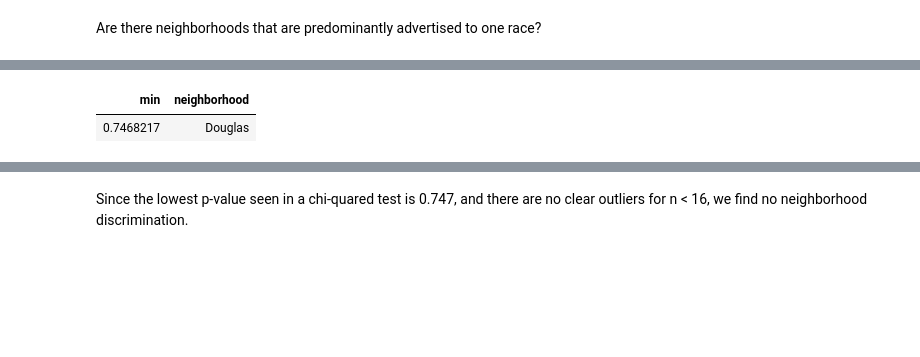
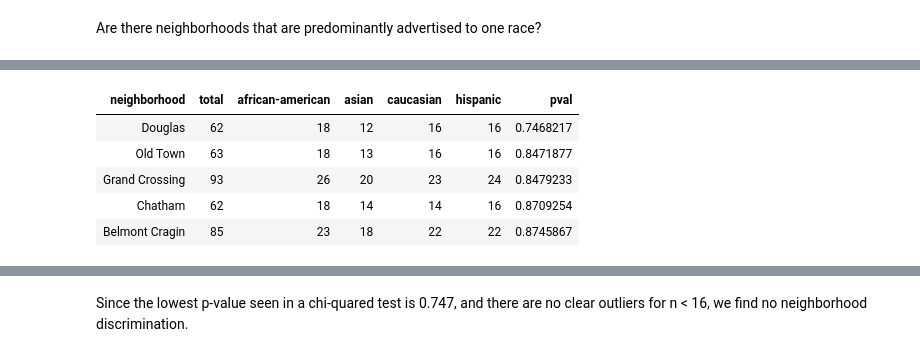
Before and after one commit to ekdnam/auditor, a Jupyter notebook: Redlining Analysis.ipynb, the cells around one changed output, grey strips where cells are left out. Cells and saved outputs as stored; diff of their text form; code cells hidden in the pictures; blank space fills up the shorter version.

```diff
--- a/Redlining Analysis.ipynb
+++ b/Redlining Analysis.ipynb
@@ -33,16 +39,17 @@ get_rel_file <- function(file) {
     return(file.path("output", "2018-12-07_2019-03-19", file))
 }
 # %%
-datafile <- bzfile(get_rel_file("out.json.bz2"), open='r')
+datafile <- bzfile(get_rel_file("out2.json.bz2"), open='r')
 data <- stream_in(datafile, flatten=TRUE)
 close(datafile)
 # %% [output]
  Imported 29863 records. Simplifying...
 # %%
-data$treatment.ethnicity <- factor(data$treatment.ethnicity, levels=c("caucasian", "african american", "african-american", "asian", "hispanic"))
-# levels(data$treatment.ethnicity)
-levels(data$treatment.ethnicity) <- c("caucasian", "african-american", "african-american", "asian", "hispanic")
-# levels(data$treatment.ethnicity)
+data <- data %>%
+  filter(!is.na(treatment.ethnicity)) %>%
+  filter(!is.na(treatment.gender))
+
+data$treatment.ethnicity <- as.factor(data$treatment.ethnicity)
 data$treatment.gender <- as.factor(data$treatment.gender)
 data$type <- as.factor(data$type)
 data$scraper <- as.factor(data$scraper)
@@ -106,6 +112,7 @@ max(nestedTruliaRankings$time) - min(nestedTruliaRankings$time)
 Time difference of 117.9963 days
 # %%
 truliaRankings <- unnest(nestedTruliaRankings, ranking)
+truliaRankings$type1 <- NULL
 colnames(truliaRankings)[colnames(truliaRankings)=="street address"] <- "street_address"
 truliaRankings <- truliaRankings %>% filter(!is.na(street_address))
 nrow(truliaRankings)
@@ -137,6 +143,7 @@ chicagoTR$neighborhood <- sp::over(cTR, chicago_neighborhoods)$PRI_NEIGH
 Are there neighborhoods that are predominantly advertised to one race?
 # %%
 chiNeighborhoodCounts <- chicagoTR %>%
+    filter(idx < 30) %>%
     count(neighborhood, treatment.ethnicity) %>%
     group_by(neighborhood) %>%
     mutate(total=sum(n)) %>%
@@ -148,12 +155,13 @@ chiNeighborhoodCounts <- chicagoTR %>%
 cnc <- chiNeighborhoodCounts %>%
     filter(total > 16)
 
-cnc$a <- cnc %>%
+cnc$pval <- cnc %>%
     select(-total, -neighborhood) %>%
     apply(1, function(df) {
         test <- chisq.test(unlist(df), p=c(1/4,1/4,1/4,1/4))
         return(c(test$p.value))
     })
 
-summarize(cnc, min = min(a), neighborhood = neighborhood[which.min(a)])
+cnc %>% top_n(-5, pval) %>% arrange(pval)
+# summarize(cnc, min = min(a), neighborhood = neighborhood[which.min(a)])
 # %% [output]
@@ -160,2 +170,6 @@ summarize(cnc, min = min(a), neighborhood = neighborhood[which.min(a)])
-| min | neighborhood |
-| 0.7468217 | Douglas |
+| neighborhood | total | african-american | asian | caucasian | hispanic | pval |
+| Douglas | 62 | 18 | 12 | 16 | 16 | 0.7468217 |
+| Old Town | 63 | 18 | 13 | 16 | 16 | 0.8471877 |
+| Grand Crossing | 93 | 26 | 20 | 23 | 24 | 0.8479233 |
+| Chatham | 62 | 18 | 14 | 14 | 16 | 0.8709254 |
+| Belmont Cragin | 85 | 23 | 18 | 22 | 22 | 0.8745867 |
```
Also changed, not shown: parts of 17 cells of this notebook, 10 other files.
